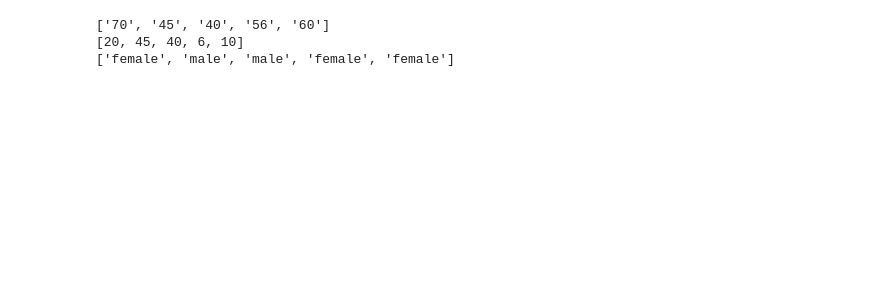
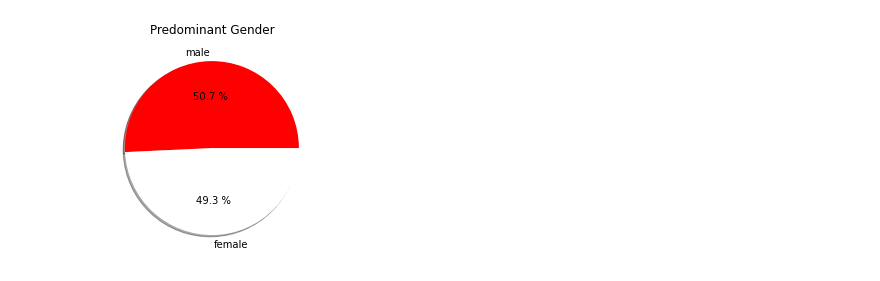
Before and after one commit to biam05/ac-feup, a Jupyter notebook: Untitled.ipynb, the cells around one changed output. Drawn from its saved outputs; the diff is of its cells as text; code cells hidden in the pictures; blank space fills up the shorter version.

Commit message:
Started plotting graphs and fixing datas

```diff
--- a/Untitled.ipynb
+++ b/Untitled.ipynb
@@ -65,39 +93,11 @@ Name: date, Length: 4500, dtype: object
-# %%
-## Switching date format of client to dd/mm/yyyy and differ male from female
-
-from datetime import datetime
-
-client = pd.read_csv('./project/banking_data/client.csv', sep=';')
-
-date = client["birth_number"]
-date = date.apply(str)
-date = '19' + date
-date
-
-
-lst = []
-for item in date:
-    lst.append(item[2:4])
-
-
-months = []
-gender = []
-for item in lst:
-    if(int(item) > 50):
-        months.append(int(item)- 50)
-        gender.append('female')
-    else:
-        months.append(int(item))
-        gender.append('male')
-
-print(lst[:5])
-print(months[:5])
-print(gender[:5])
-
-#date = date.apply(lambda x: datetime.strptime(x,'%Y%m%d'))
-#date = date.apply(lambda x: datetime.strptime(x,'%Y%m%d').strftime('%m/%d/%y'))
-#date
-# %% [output]
-['70', '45', '40', '56', '60']
-[20, 45, 40, 6, 10]
-['female', 'male', 'male', 'female', 'female']
+# %%
+
+colors = ["#FF0000","#FFFFFF"]
+genders = [gender.count("male"),gender.count("female")]
+labels = ["male","female"]
+
+plt.pie(genders,labels =labels,colors = colors,shadow = True,autopct='%.1f %%')
+plt.title('Predominant Gender')
+plt.show()
+# %% [output]
+[figure, added]
```
Also changed, not shown: parts of 6 cells of this notebook, 5 other files.
